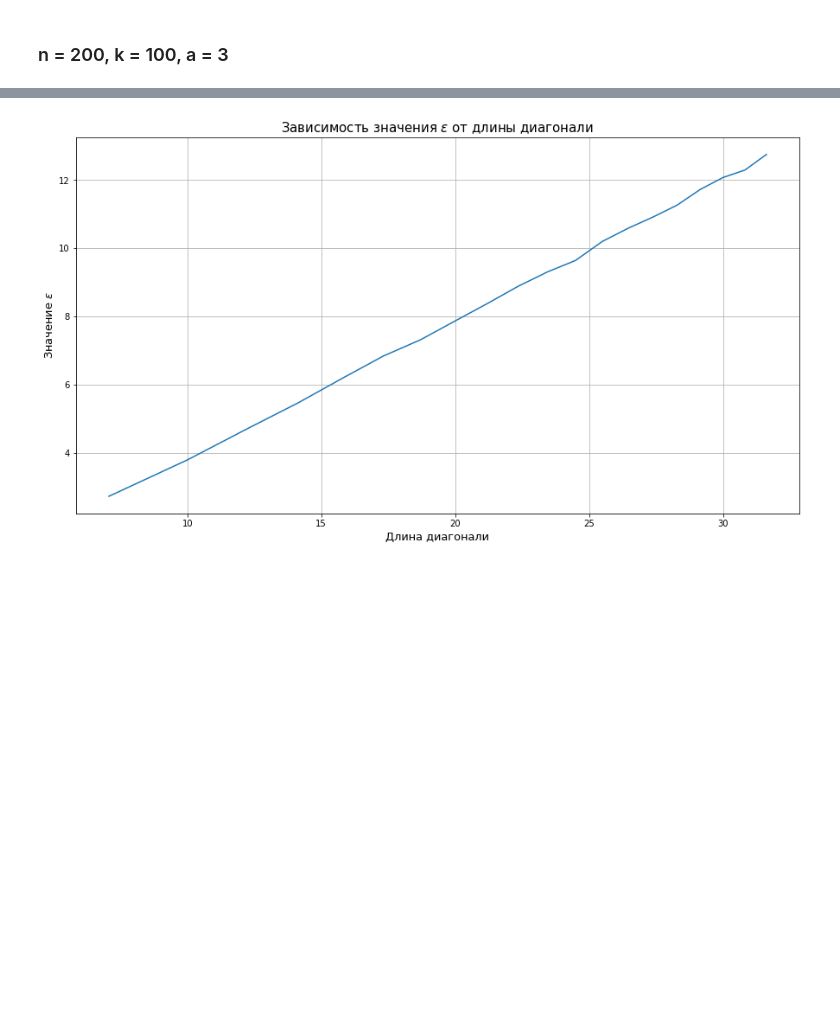
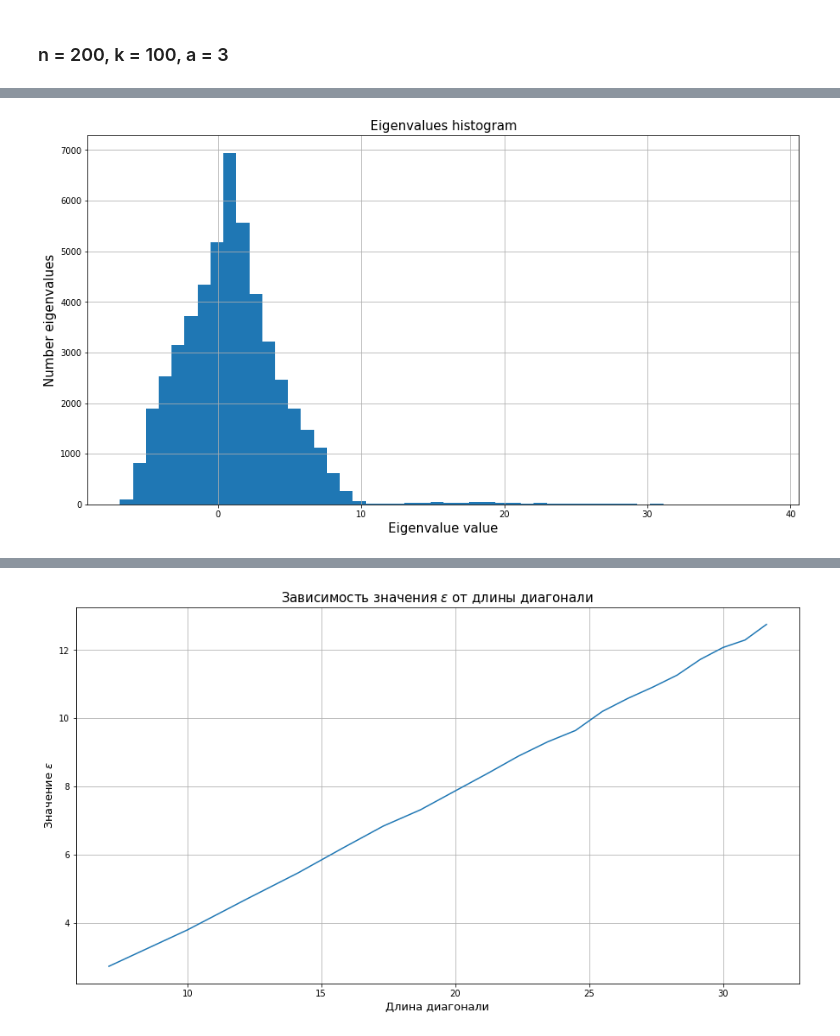
Before and after one commit to apugachev/Coursework-2018, a Jupyter notebook: coursework.ipynb, the cells around one changed output, grey strips where cells are left out. Cells and saved outputs as stored; diff of their text form; code cells hidden in the pictures; blank space fills up the shorter version.

```diff
--- a/coursework.ipynb
+++ b/coursework.ipynb
@@ -63,7 +69,7 @@ reload(cw)
 epsilons3 = np.array([])
 
 for i in tqdm(range(500)):
-    epsilons3 = np.append(epsilons3, (Compute(200, 100, 3, 16, 17, 1000, False, False)))
+    epsilons3 = np.append(epsilons3, (cw.Exp1(200, 100, 3, 16, 17, 1000, False, False)))
 
 epsilons3 = epsilons3[epsilons3 != None]
 mean3 = np.mean(epsilons3)
@@ -208,9 +125,11 @@ def Compute3(n, k, a, eps):
 # %%
+reload(cw)
 k_values = np.array([])
+
 for i in tqdm(range(100)):
-    for i in range(2,1000):
-        if Compute3(100, i, 1, 3.7):
-            k_values = np.append(k_values, i)
+    for j in range(2,1000):
+        if cw.Exp3(100, j, 1, 3.7):
+            k_values = np.append(k_values, j)
             break
 # %%
 mean_val = np.array([])
@@ -270,14 +160,19 @@ def Compute4(n, k, a, eps_min, eps_max, steps):
 # %%
-matrices = []
+reload(cw)
 first = np.array([])
 second = np.array([])
+all_eigenvalues = np.array([])
+nomax_eigenvalues = np.array([])
 
 for i in tqdm(range(500)):
-    new_matrix = Compute4(100, 100, 1, 3.6, 4, 1000)
+    new_matrix = cw.Exp4(100, 100, 1, 3.6, 4, 1000)
     eigenvalues = np.linalg.eigvals(new_matrix)
     eigenvalues = np.sort(eigenvalues)
+    all_eigenvalues = np.append(all_eigenvalues, eigenvalues)
     first = np.append(first, eigenvalues[-1])
     second = np.append(second, eigenvalues[-2])
+    eigenvalues = eigenvalues[:-1]
+    nomax_eigenvalues = np.append(nomax_eigenvalues, eigenvalues)
 # %%
 first_mean = np.mean(first)
 first_std = np.std(first)
@@ -305,0 +201,14 @@ Second eigenvalue var: 0.782000496827
+# %%
+fig = plt.figure(figsize=(15, 8))
+
+plt.hist(all_eigenvalues, bins=50)
+plt.title('Eigenvalues histogram', size=15)
+plt.ylabel('Number eigenvalues', size=15)
+plt.xlabel('Eigenvalue value', size=15)
+plt.grid()
+plt.show()
+pp = PdfPages('CWExp4_1.pdf')
+pp.savefig(fig)
+pp.close()
+# %% [output]
+[figure, added]
```
Also changed, not shown: parts of 17 cells of this notebook, 1 other file.
